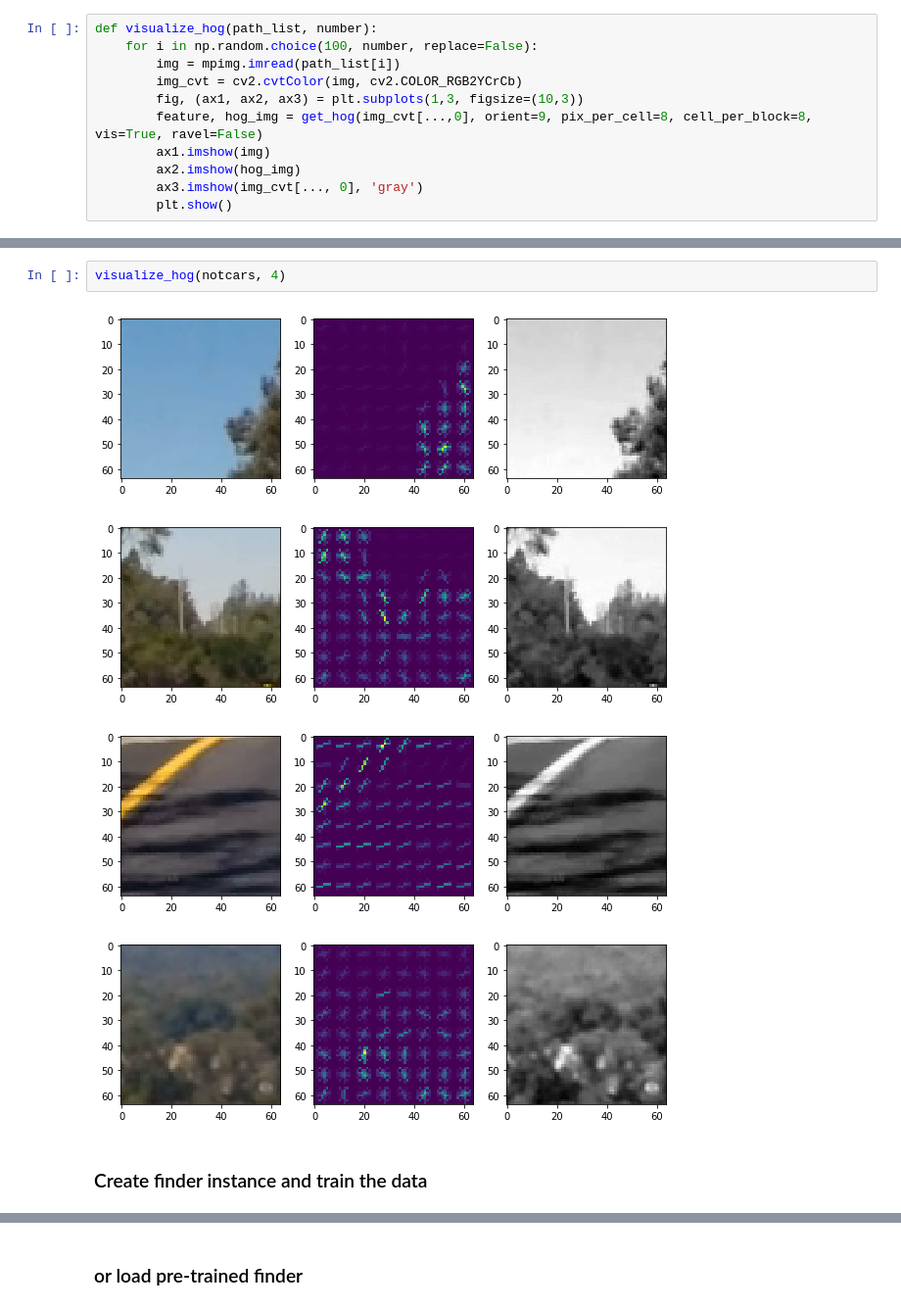
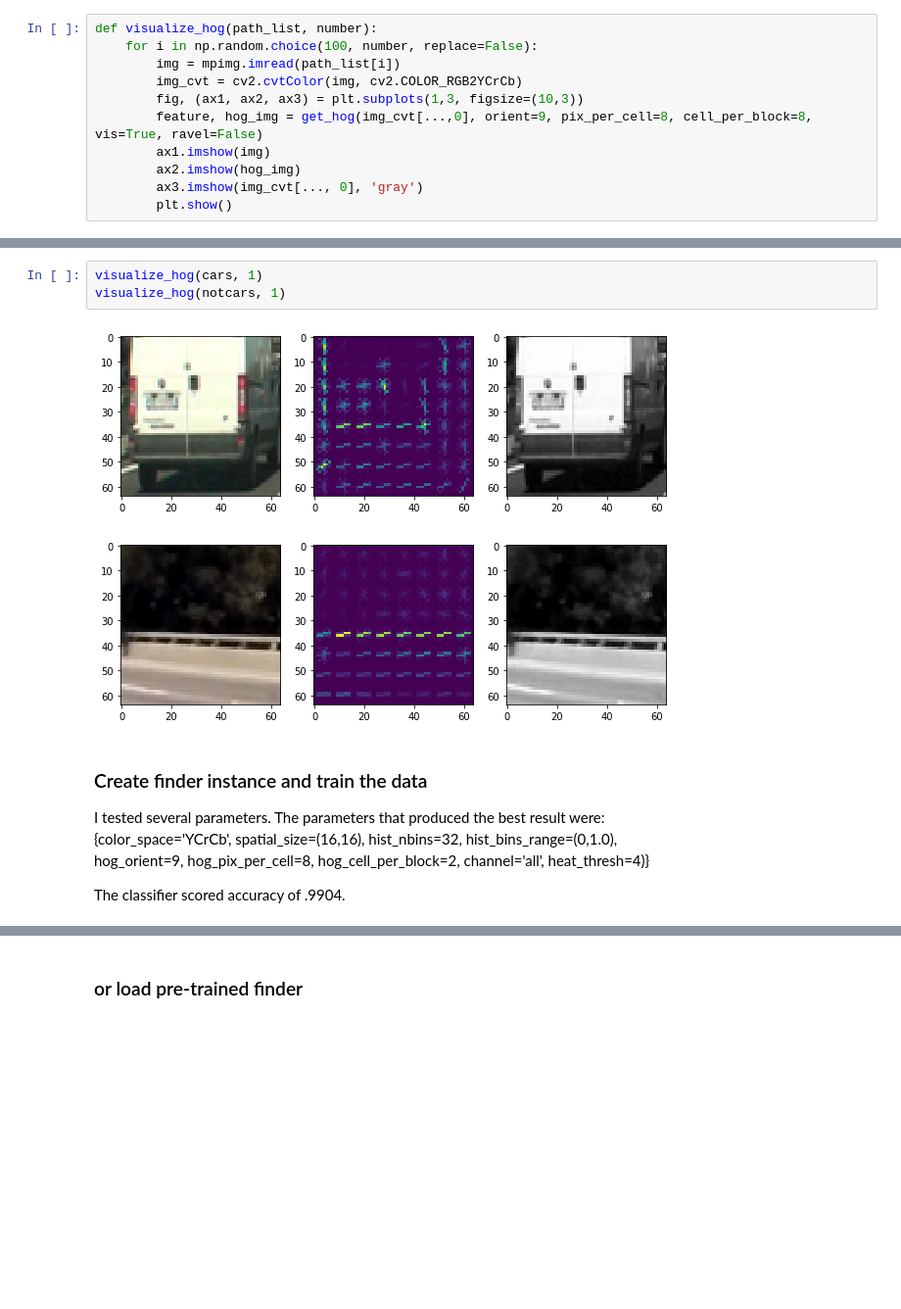
Before and after one commit to trivus/CarND-Vehicle-Detection, a Jupyter notebook: Vehicle_detection.ipynb, the cells around one changed output, grey strips where cells are left out. Shown at 98% size. Cells and saved outputs as stored; diff of their text form; blank space fills up the shorter version.

```diff
--- a/Vehicle_detection.ipynb
+++ b/Vehicle_detection.ipynb
@@ -120,12 +132,16 @@ visualize_hog(cars, 4)
-# %%
-visualize_hog(notcars, 4)
-# %% [output]
-[figure, removed]
-[figure, removed]
-[figure, removed]
-[figure, removed]
-# %% [markdown]
-### Create finder instance and train the data
+# %%
+visualize_hog(cars, 1)
+visualize_hog(notcars, 1)
+# %% [output]
+[figure, added]
+[figure, added]
+# %% [markdown]
+### Create finder instance and train the data
+I tested several parameters. The parameters that produced the best result were:
+{color_space='YCrCb', spatial_size=(16,16), hist_nbins=32, hist_bins_range=(0,1.0),
+hog_orient=9, hog_pix_per_cell=8, hog_cell_per_block=2, channel='all', heat_thresh=4)}
+
+The classifier scored accuracy of .9904.
 # %%
 finder.train_from_path(cars, notcars)
 joblib.dump(finder, './finder')
```
Also changed, not shown: parts of 25 cells of this notebook, 5 other files.
